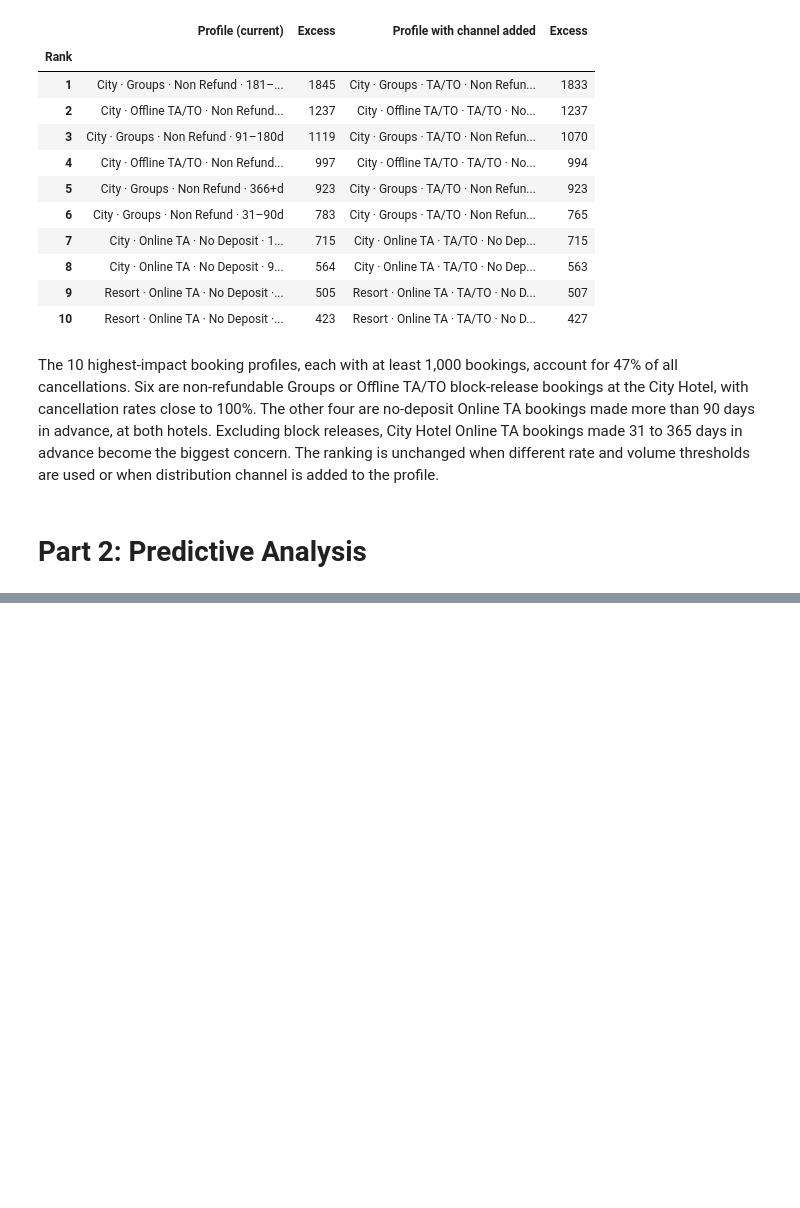
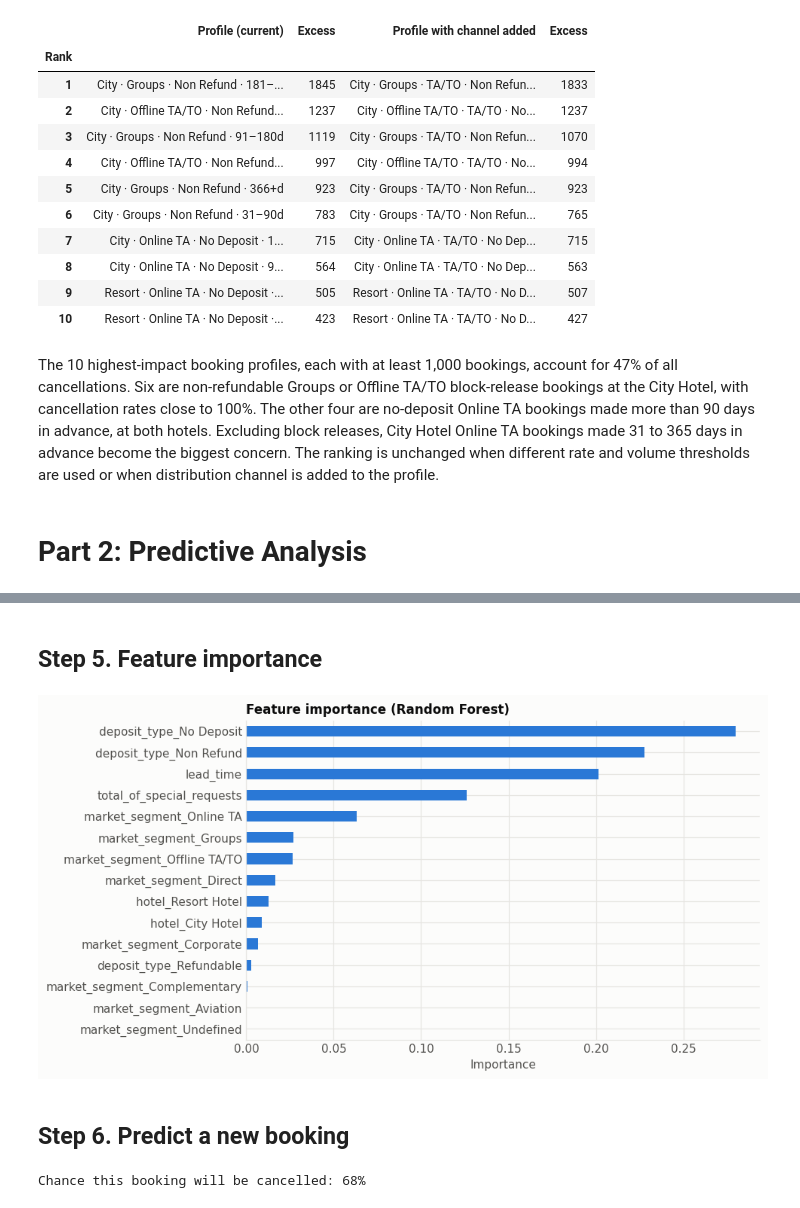
Before and after one commit to elsiejy/Capstone, a Jupyter notebook: Capstone.ipynb, the cells around one changed output, grey strips where cells are left out. Saved outputs shown, nothing was run; the diff lists cells and outputs as text; code cells hidden in the pictures; blank space fills up the shorter version.

```diff
--- a/Capstone.ipynb
+++ b/Capstone.ipynb
@@ -1271,0 +1361,28 @@ Just need 4 or 5 column
+# %% [markdown]
+## Step 5. Feature importance
+# %%
+rf = models['Random Forest']
+importance = pd.Series(rf.feature_importances_, index=X.columns).sort_values()
+
+importance.plot(kind='barh', figsize=(8, 5), color='#2a78d6')
+plt.title('Feature importance (Random Forest)')
+plt.xlabel('Importance')
+plt.show()
+# %% [output]
+[figure, added]
+# %% [markdown]
+## Step 6. Predict a new booking
+# %%
+new_booking = pd.DataFrame([{
+    'deposit_type': 'No Deposit',
+    'lead_time': 200,
+    'market_segment': 'Online TA',
+    'total_of_special_requests': 0,
+    'hotel': 'City Hotel',
+}])
+new_X = pd.get_dummies(new_booking, dtype=int).reindex(columns=X.columns, fill_value=0)
+
+prob = rf.predict_proba(new_X)[0, 1]
+print(f'Chance this booking will be cancelled: {prob:.0%}')
+# %% [output]
+Chance this booking will be cancelled: 68%
```
Also changed, not shown: parts of 11 cells of this notebook.
